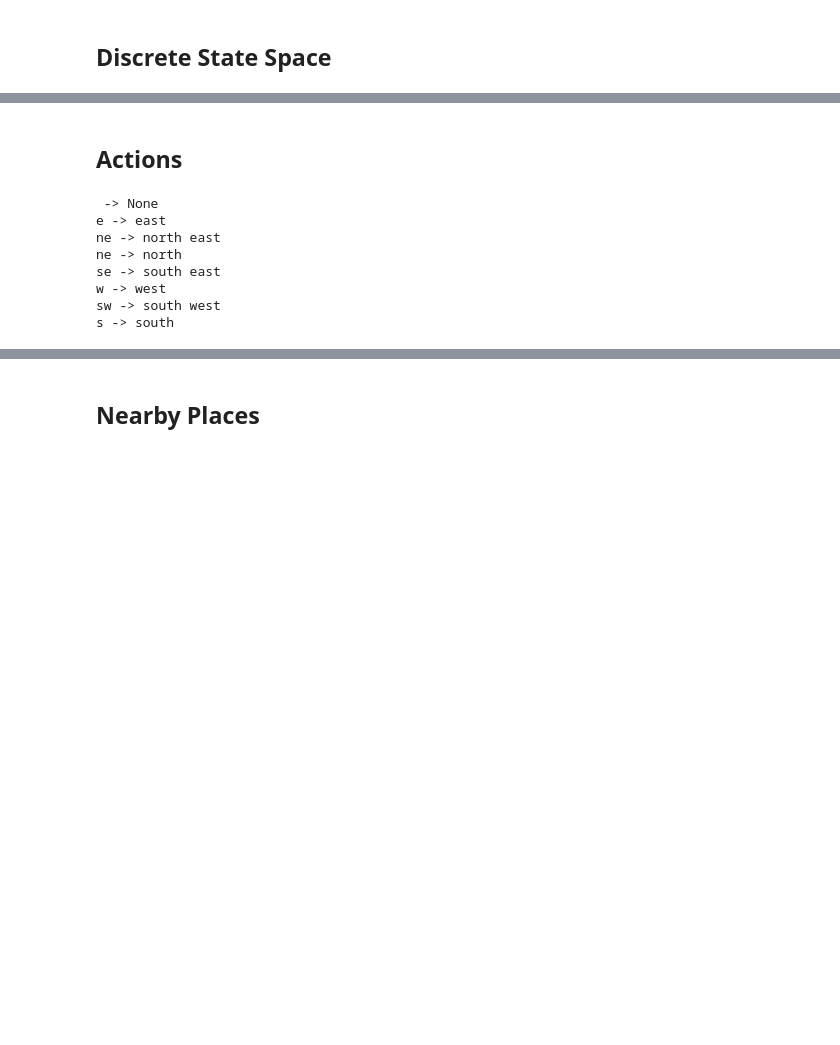
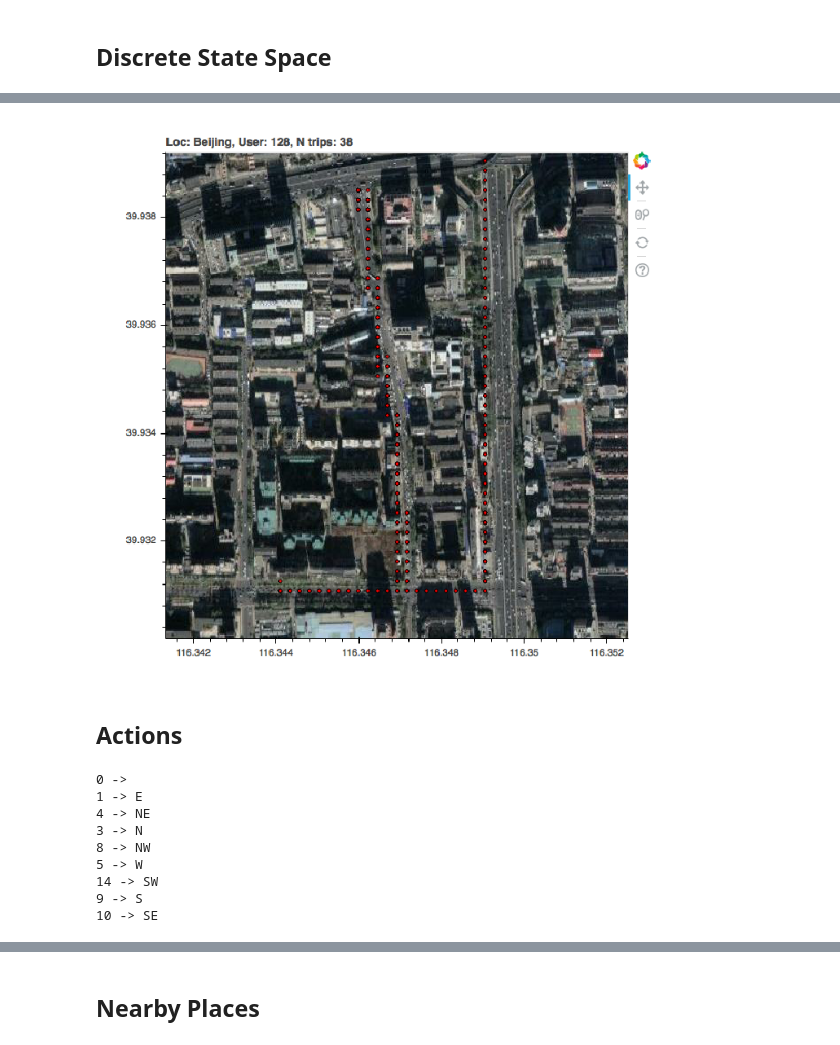
Before and after one commit to yrevar/inverse_rl, a Jupyter notebook: dataset/Geolife Trajectories 1.3/Geolife_MDP.ipynb, the cells around one changed output, grey strips where cells are left out. Saved outputs shown, nothing was run; the diff lists cells and outputs as text; code cells hidden in the pictures; blank space fills up the shorter version.

```diff
--- a/dataset/Geolife Trajectories 1.3/Geolife_MDP.ipynb
+++ b/dataset/Geolife Trajectories 1.3/Geolife_MDP.ipynb
@@ -352,7 +337,7 @@ for i, df_show in enumerate(resampled_trips[0:1]):
                   lon=lngs)
     )
     p.circle(x="lon", y="lat", size=4, line_color="black", fill_color="red", fill_alpha=0.8, source=source)
-show(p)
-# export_png(p, filename="./plot.png")
-# show_img("./plot.png")
+# show(p)
+export_png(p, filename="./plot.png")
+show_img("./plot.png")
 # %% [output]
@@ -361,3 +344,4 @@ show(p)
+[figure, added]
 # %% [markdown]
 ## Actions
 # %%
@@ -395,15 +377,16 @@ df_t["action_str"] = df_t["action"].apply(lambda x: action_str[x])
 # %%
-for (a,b) in list(zip(action_str.values(), action_theta.values())):
-    print(a, "->", " ".join(b.split("_")))
+for (a,b) in action_names.items():
+    print(a, "->", b)
 # %% [output]
- -> None
-e -> east
-ne -> north east
-ne -> north
-se -> south east
-w -> west
-sw -> south west
-s -> south
+0 ->
+1 -> E
+4 -> NE
+3 -> N
+8 -> NW
+5 -> W
+14 -> SW
+9 -> S
+10 -> SE
 # %%
 from bokeh.models import Arrow, OpenHead, NormalHead, VeeHead
 
```
Also changed, not shown: parts of 10 cells of this notebook, 13 other files.
